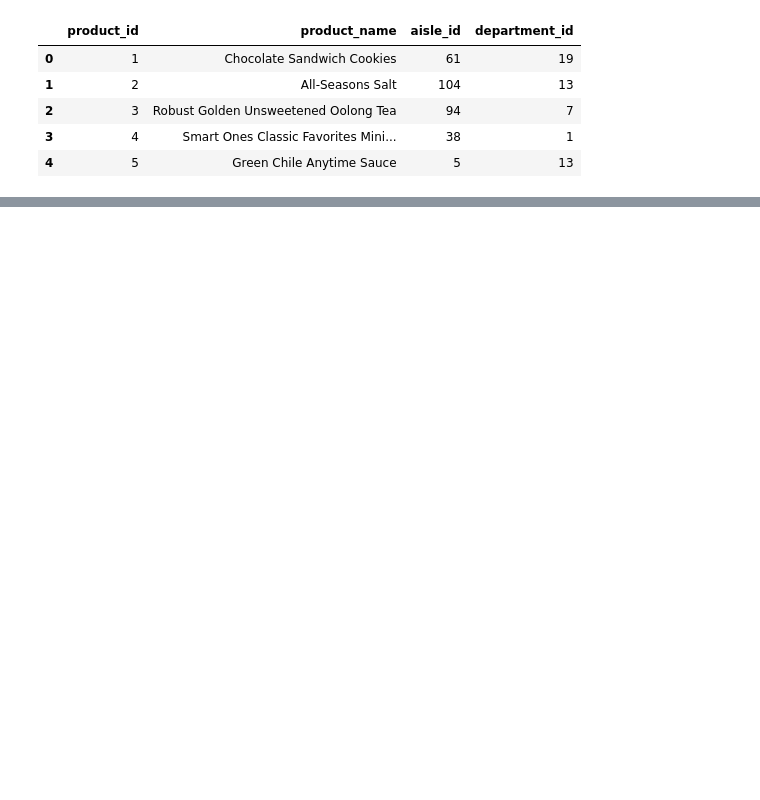
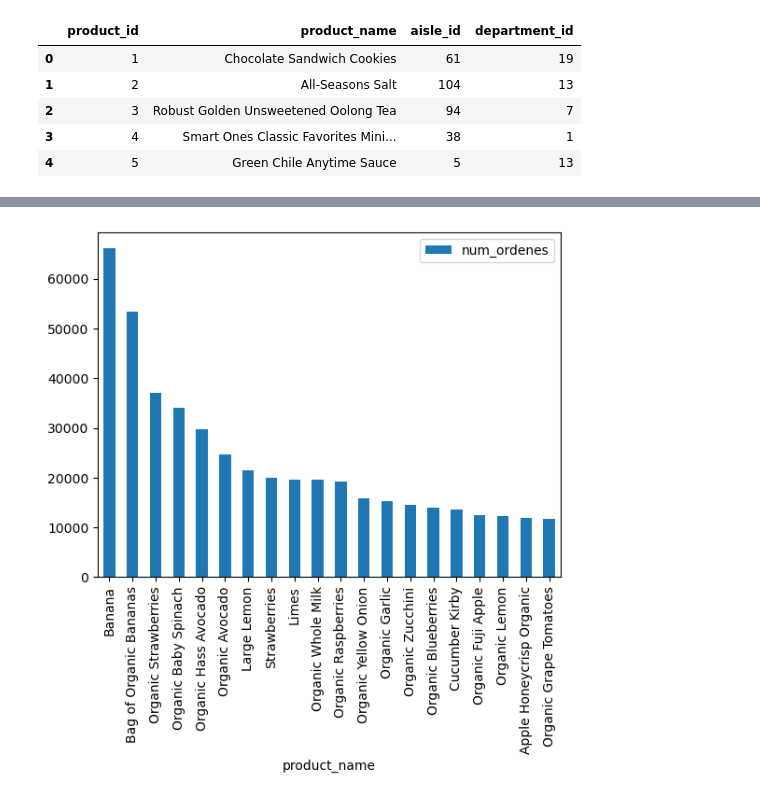
Before and after one commit to ErickNaunay/ds-week-2, a Jupyter notebook: EDA.ipynb, the cells around one changed output, grey strips where cells are left out. Saved outputs shown, nothing was run; the diff lists cells and outputs as text; code cells hidden in the pictures; blank space fills up the shorter version.

```diff
--- a/EDA.ipynb
+++ b/EDA.ipynb
@@ -625,0 +1504,2 @@ productos.head()
+# %%
+ordenes_detalle['add_to_cart_order'] = ordenes_detalle['add_to_cart_order'].fillna(-1).astype('int')
@@ -641,0 +1555,11 @@ ordenes_full = ordenes_detalle.merge(productos, on='product_id', how='inner')
+# %%
+top_20_productos = ordenes_full.groupby(['product_id', 'product_name'])['order_id'].count().sort_values(ascending=False).head(20)
+# %%
+top_20_productos = top_20_productos.reset_index()
+# %%
+top_20_productos.rename(columns={'order_id': 'num_ordenes'}, inplace=True)
+# %%
+top_20_productos.plot(kind='bar', x='product_name', y='num_ordenes')
+plt.show()
+# %% [output]
+[figure, added]
```
Also changed, not shown: parts of 65 cells of this notebook, 1 other file.
